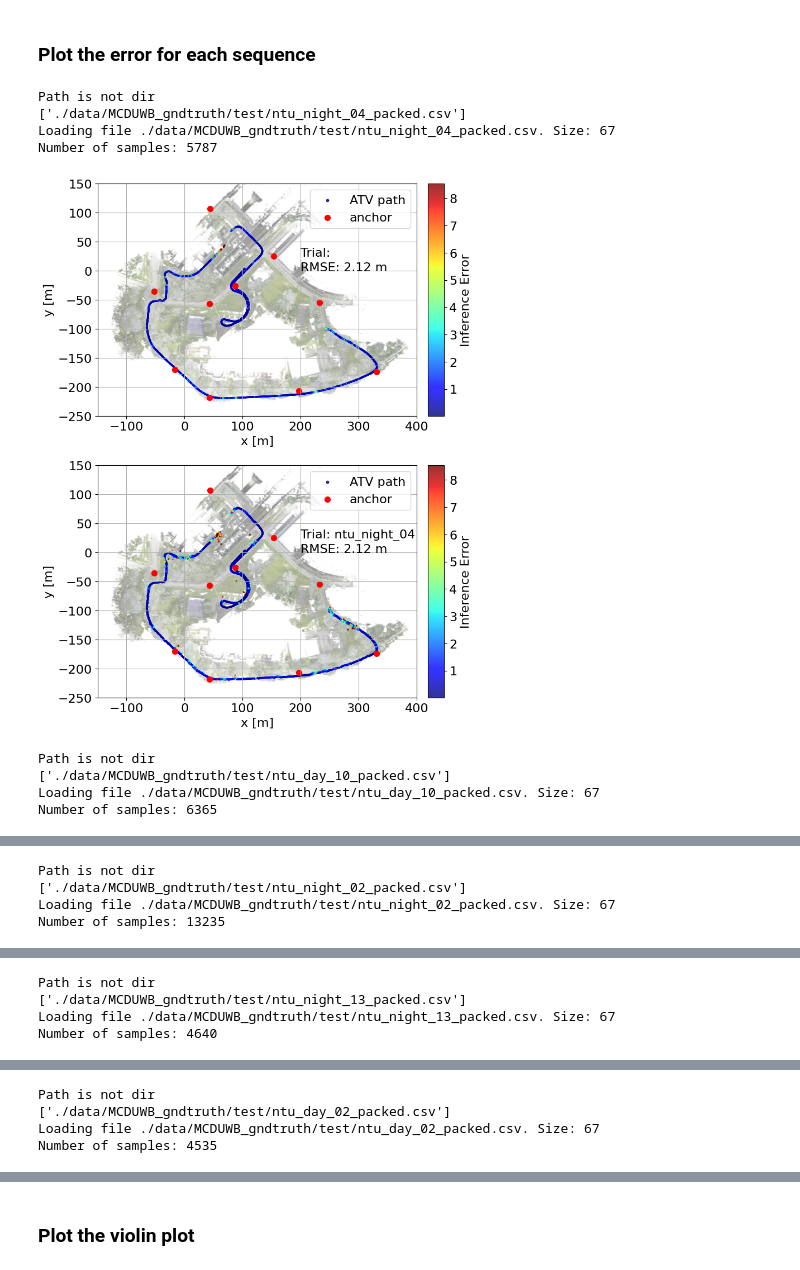
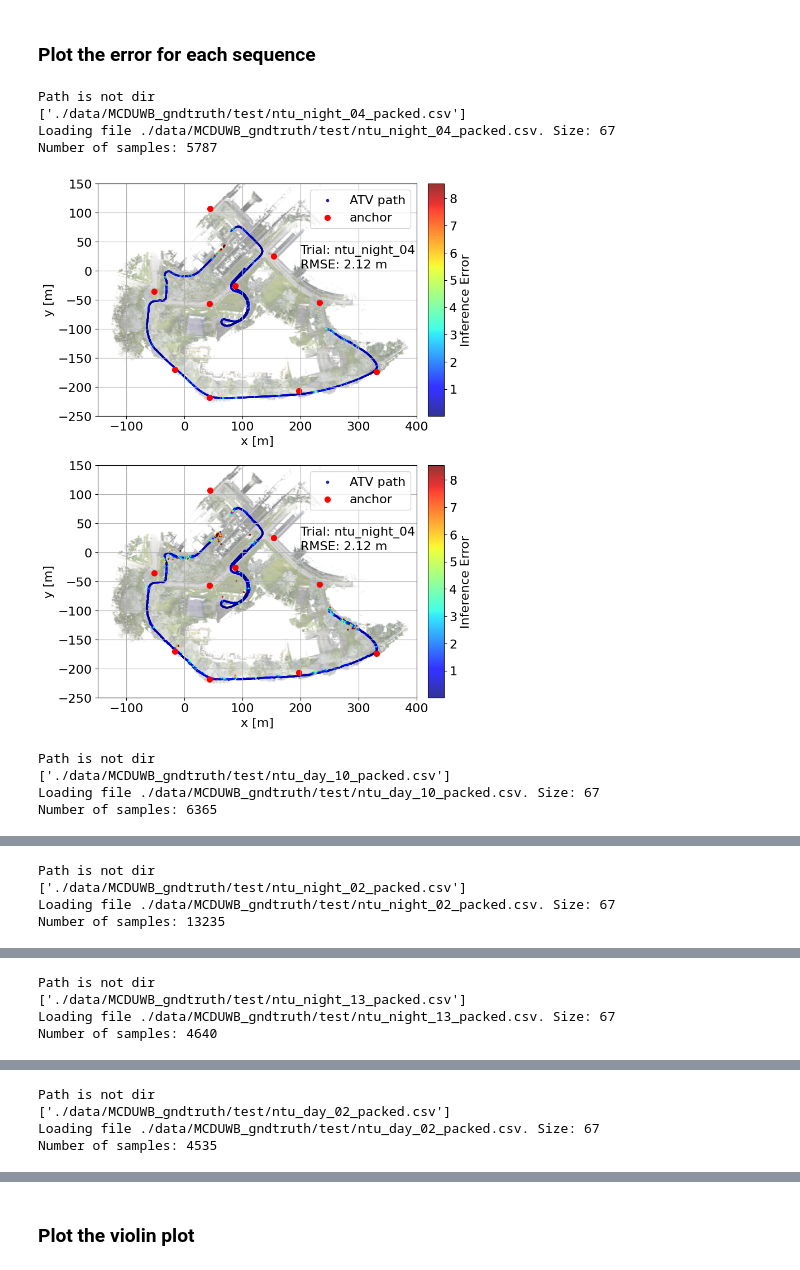
Before and after one commit to brytsknguyen/uloc, a Jupyter notebook: uloc.ipynb, the cells around one changed output, grey strips where cells are left out. Saved outputs shown, nothing was run; the diff lists cells and outputs as text; code cells hidden in the pictures.

```diff
--- a/uloc.ipynb
+++ b/uloc.ipynb
@@ -272,35 +272,35 @@ for seqidx, seq in enumerate(test_seq):
     all_Y = np.vstack(all_Y)
     all_Ypred = np.vstack(all_Ypred)
     all_errors = np.concatenate(all_errors)
 
     # Plot the results for the current sequence
     fig, ax = plt.subplots(nrows=2, ncols=1, figsize=figsize)
 
-    all_Y1, all_Ypred1 = plotPathError(all_Y, all_Ypred, ax[0],colorScalePiv,train_on_slam,train_one_tag)
+    all_Y1, all_Ypred1 = plotPathError(all_Y, all_Ypred, ax[0],colorScalePiv,train_on_slam,train_one_tag, trial=seq_name)
 
     # Calculate RMSE for the entire sequence
     seq_res = Result(half=train_one_tag)
     seq_res.evaluate(all_Ypred, all_Y)
 
 
     # Real metric Error
     err = np.linalg.norm(seq_res.abs_diff, axis=1)
 
     df = pd.DataFrame(err, columns=['error'])
     df['seq'] = seq_name
 
     # Concatenate the DataFrame for later representation
     test_df = df if test_df is None else pd.concat([test_df, df])
 
     all_Ypred2, all_Y2 = plotPathError(all_Ypred, all_Y, ax[1],colorScalePiv, train_on_slam, train_one_tag, trial=seq_name)
 
     plt.show()
 # %% [output]
 Path is not dir
 ['./data/MCDUWB_gndtruth/test/ntu_night_04_packed.csv']
 Loading file ./data/MCDUWB_gndtruth/test/ntu_night_04_packed.csv. Size: 67
 Number of samples: 5787
-[figure, old version]
+[figure, new version]
 Path is not dir
 ['./data/MCDUWB_gndtruth/test/ntu_day_10_packed.csv']
 Loading file ./data/MCDUWB_gndtruth/test/ntu_day_10_packed.csv. Size: 67
```
Also changed, not shown: parts of 3 cells of this notebook, 1 other file.
